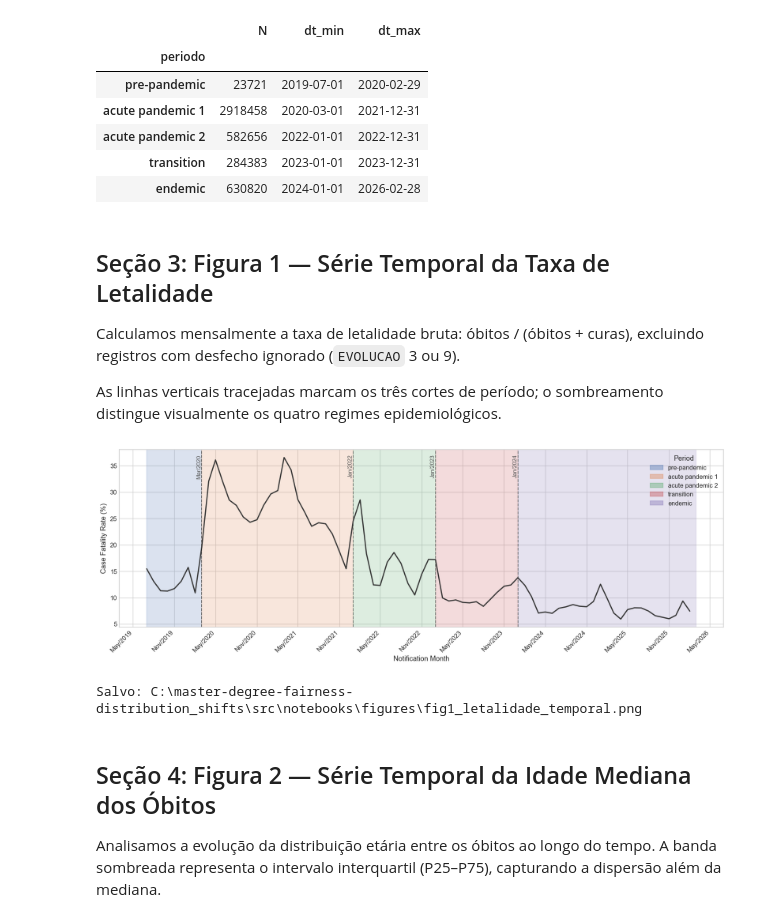
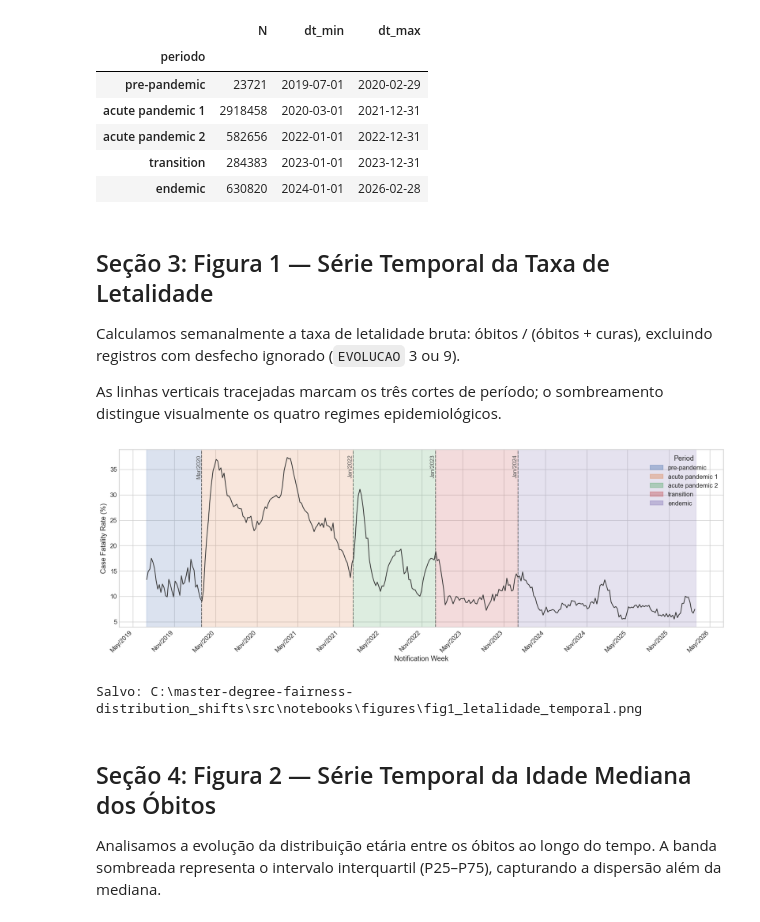
Before and after one commit to antonioravila/master-degree-fairness-distribution_shifts, a Jupyter notebook: src/notebooks/01_eda_distribution_shift.ipynb, the cells around one changed output. Saved outputs shown, nothing was run; the diff lists cells and outputs as text; code cells hidden in the pictures.

```diff
--- a/src/notebooks/01_eda_distribution_shift.ipynb
+++ b/src/notebooks/01_eda_distribution_shift.ipynb
@@ -249,41 +249,43 @@ Resumo por período:
 # %% [markdown]
 ## Seção 3: Figura 1 — Série Temporal da Taxa de Letalidade
 
-Calculamos mensalmente a taxa de letalidade bruta: óbitos / (óbitos + curas), excluindo registros com desfecho ignorado (`EVOLUCAO` 3 ou 9).
+Calculamos semanalmente a taxa de letalidade bruta: óbitos / (óbitos + curas), excluindo registros com desfecho ignorado (`EVOLUCAO` 3 ou 9).
 
 As linhas verticais tracejadas marcam os três cortes de período; o sombreamento distingue visualmente os quatro regimes epidemiológicos.
 # %%
-# Agrupamento mensal: count() ignora NaN → conta só desfechos definidos (EVOLUCAO 1 ou 2)
-monthly = (
-    df.groupby('ano_mes')['obito']
+# Agrupamento semanal: count() ignora NaN → conta só desfechos definidos (EVOLUCAO 1 ou 2)
+df['ano_semana'] = df['DT_NOTIFIC'].dt.to_period('W')
+
+weekly = (
+    df.groupby('ano_semana')['obito']
     .agg(casos='count', obitos='sum')
     .reset_index()
 )
-monthly['letalidade'] = monthly['obitos'] / monthly['casos']
-monthly['dt'] = monthly['ano_mes'].dt.to_timestamp()
+weekly['letalidade'] = weekly['obitos'] / weekly['casos']
+weekly['dt'] = weekly['ano_semana'].dt.start_time
 
 fig, ax = plt.subplots(figsize=(14, 5))
 add_period_spans(ax)
-ax.plot(monthly['dt'], monthly['letalidade'] * 100,
-        color='#333333', linewidth=1.8, zorder=3)
+ax.plot(weekly['dt'], weekly['letalidade'] * 100,
+        color='#333333', linewidth=1.2, zorder=3)
 add_vlines(ax)
 fmt_xaxis(ax)
 
 ax.set_ylabel('Case Fatality Rate (%)')
-ax.set_xlabel('Notification Month')
+ax.set_xlabel('Notification Week')
 
 # Legenda manual de períodos
 handles = [plt.Rectangle((0,0),1,1, color=PERIOD_COLORS[p], alpha=0.4)
            for p in PERIOD_ORDER]
 ax.legend(handles, PERIOD_ORDER, loc='upper right', title='Period', framealpha=0.9)
 
 plt.tight_layout()
 out1 = FIG_DIR / 'fig1_letalidade_temporal.png'
 plt.savefig(out1, dpi=120, bbox_inches='tight')
 plt.show()
 print(f'Salvo: {out1}')
 # %% [output]
-[figure, old version]
+[figure, new version]
 Salvo: C:\master-degree-fairness-distribution_shifts\src\notebooks\figures\fig1_letalidade_temporal.png
 # %% [markdown]
 ## Seção 4: Figura 2 — Série Temporal da Idade Mediana dos Óbitos
```
Also changed, not shown: parts of 1 cell of this notebook, 9 other files.
